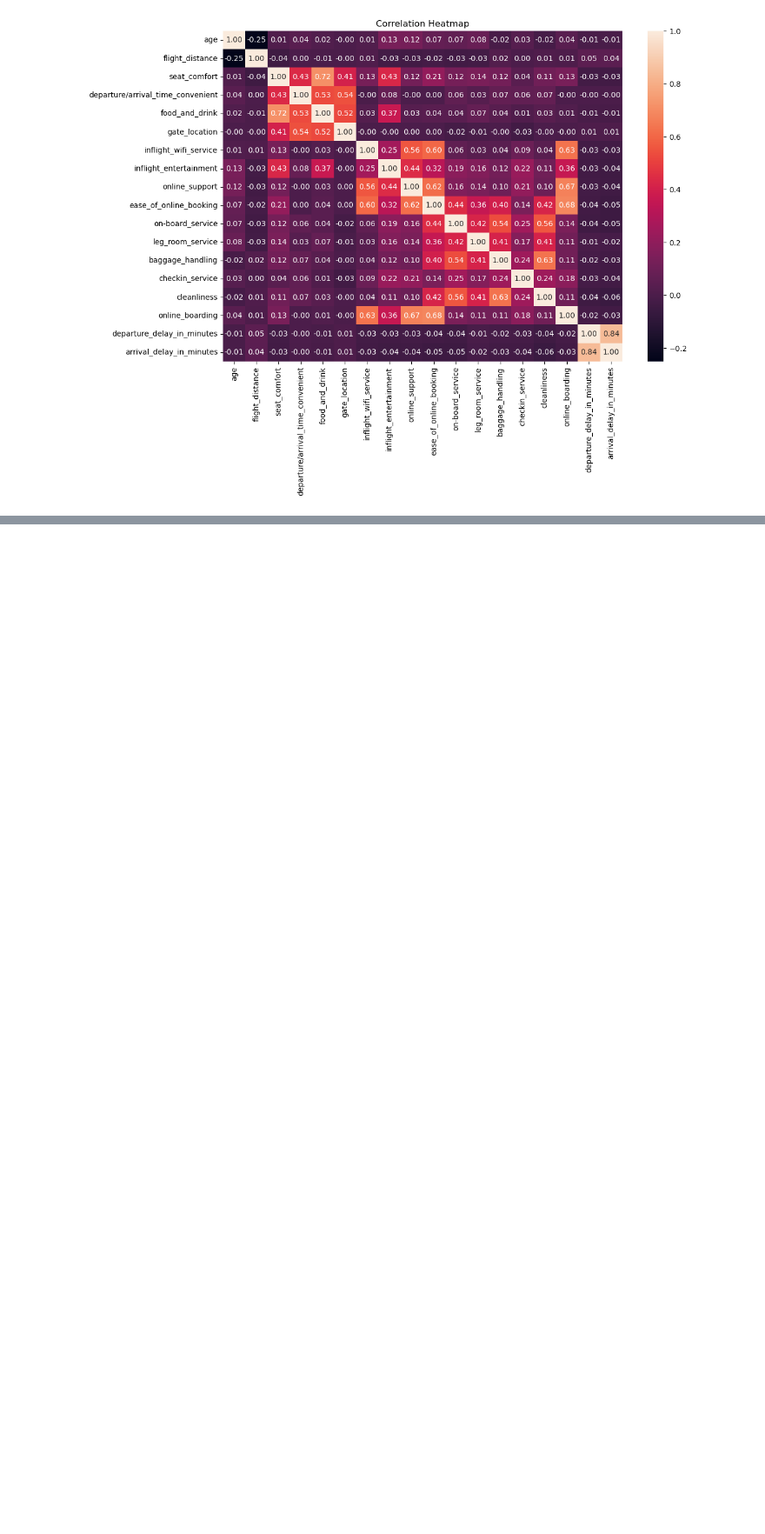
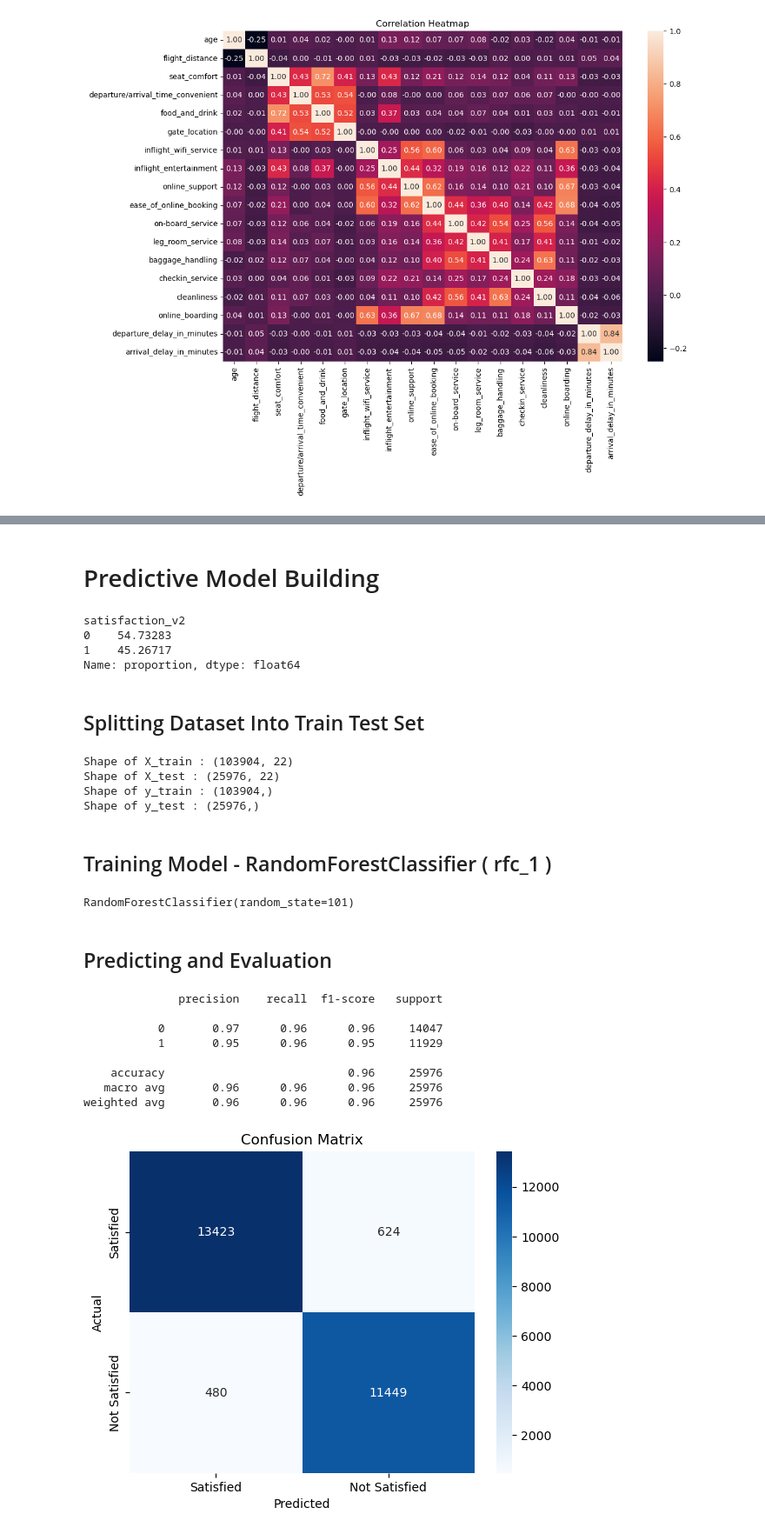
Before and after one commit to i-gyan/my_projects, a Jupyter notebook: passenger_satisfaction.ipynb, the cells around one changed output, grey strips where cells are left out. Shown at 87% size. Drawn from its saved outputs; the diff is of its cells as text; code cells hidden in the pictures; blank space fills up the shorter version.

```diff
--- a/passenger_satisfaction.ipynb
+++ b/passenger_satisfaction.ipynb
@@ -256,0 +320,6 @@ plt.show()
+# %%
+# make a copy of the cleaned dataset
+model_df = user_df.copy()
+
+# view last 5 rows of the model dataset
+model_df.tail()
@@ -256,0 +371,74 @@ plt.show()
+# %% [markdown]
+# Predictive Model Building
+# %%
+# check for class imbalance in the target variable
+model_df['satisfaction_v2'].value_counts(normalize = True) * 100
+# %% [output]
+satisfaction_v2
+0    54.73283
+1    45.26717
+Name: proportion, dtype: float64
+# %% [markdown]
+## Splitting Dataset Into Train Test Set
+# %%
+# set random value for reproducity
+s = 101
+
+# declare response /target variable
+y = model_df['satisfaction_v2']
+
+# declare feature variables
+X = model_df.drop(columns = ['satisfaction_v2'], axis = 1)
+
+# split dataset into training and testing set
+X_train, X_test, y_train, y_test = train_test_split(X, y, test_size = 0.2, random_state = s)
+# %%
+print(f"Shape of X_train : {X_train.shape}")
+print(f"Shape of X_test : {X_test.shape}")
+print(f"Shape of y_train : {y_train.shape}")
+print(f"Shape of y_test : {y_test.shape}")
+# %% [output]
+Shape of X_train : (103904, 22)
+Shape of X_test : (25976, 22)
+Shape of y_train : (103904,)
+Shape of y_test : (25976,)
+# %% [markdown]
+## Training Model - RandomForestClassifier ( rfc_1 )
+# %%
+# instantiate the model
+rfc_1 = RandomForestClassifier(random_state =s )
+
+# fit the model using the training dataset
+rfc_1.fit(X_train, y_train)
+# %% [output]
+RandomForestClassifier(random_state=101)
+# %% [markdown]
+## Predicting and Evaluation
+# %%
+# Predict using the test set
+y_predict = rfc_1.predict(X_test)
+
+# model evaluation
+cm = confusion_matrix(y_test, y_predict) # Get confusion matrix
+print(classification_report(y_test, y_predict), '\n') # Classification report
+
+# Labels (match class encoding: 0 = Satisfied, 1 = Not Satisfied)
+labels = ["Satisfied", "Not Satisfied"]
+
+# Plot heatmap with label
+sns.heatmap(cm, annot=True, fmt='d', cmap='Blues', xticklabels=labels, yticklabels=labels)
+
+plt.xlabel("Predicted")
+plt.ylabel("Actual")
+plt.title("Confusion Matrix")
+plt.show()
+# %% [output]
+              precision    recall  f1-score   support
+
+           0       0.97      0.96      0.96     14047
+           1       0.95      0.96      0.95     11929
+
+    accuracy                           0.96     25976
+   macro avg       0.96      0.96      0.96     25976
+weighted avg       0.96      0.96      0.96     25976
+[figure, added]
```
Also changed, not shown: parts of 14 cells of this notebook.
